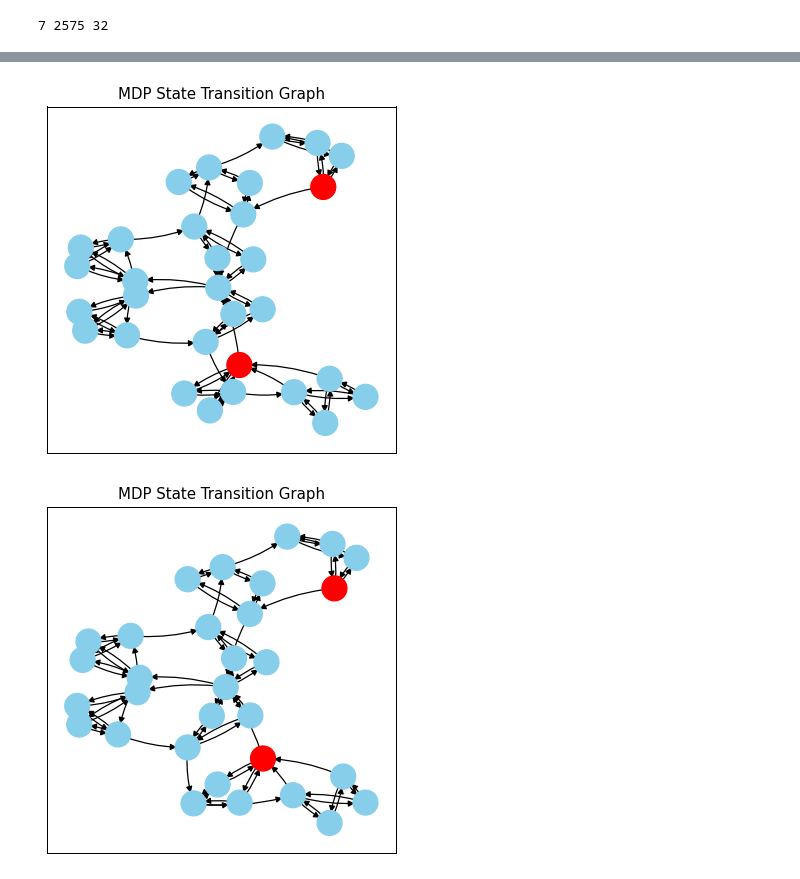
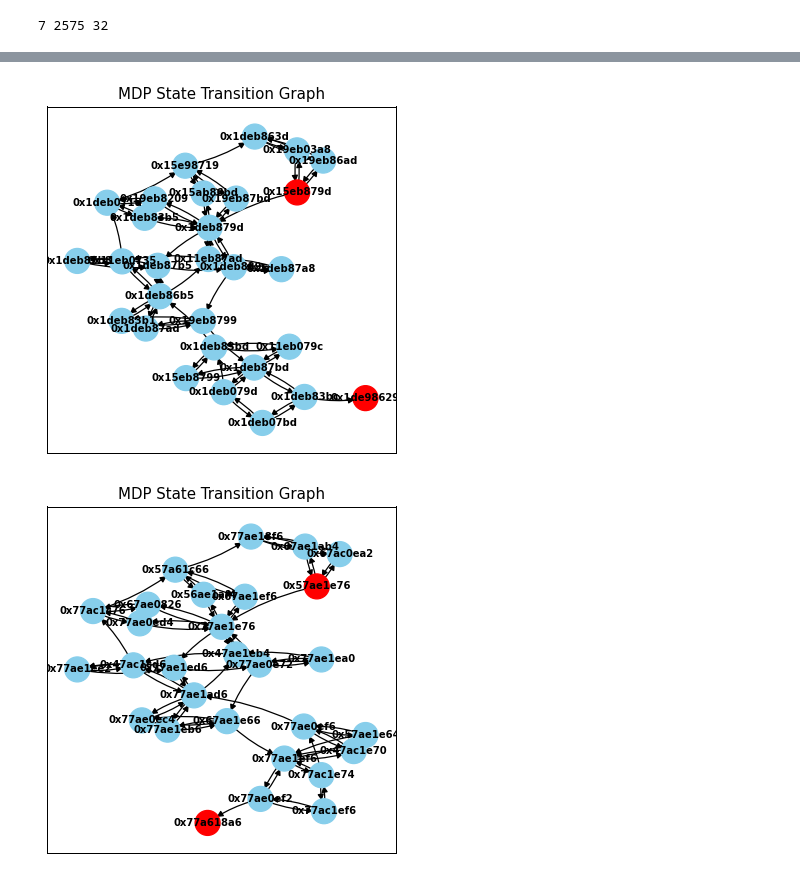
Before and after one commit to MBTMBTMBT/mini-grid-curriculum, a Jupyter notebook: mdp_learner.ipynb, the cells around one changed output, grey strips where cells are left out. Drawn from its saved outputs; the diff is of its cells as text; code cells hidden in the pictures.

```diff
--- a/mdp_learner.ipynb
+++ b/mdp_learner.ipynb
@@ -76,7 +76,7 @@ LR = 1e-4
 
 model = Binary2BinaryFeatureNet(NUM_ACTIONS, OBS_SPACE, n_latent_dims=LATENT_DIMS, lr=LR, weights=WEIGHTS, device=device,)
 
-model.load(r'experiments/learn_feature_corridor_32/model_epoch_19000.pth')
+model.load(r'experiments/learn_feature_corridor_32_new_loss/model_epoch_19000.pth')
 
 encoder = model.encoder.to(device)
 # %% [output]
@@ -154,16 +154,16 @@ optimal_graph = OptimalPolicyGraph()
 optimal_graph.load_graph(learner.mdp_graph)
 optimal_graph.uniform_prior_policy()
 optimal_graph.visualize(highlight_states=[learner.encoded_start_state, *learner.encoded_done_states],
-                        use_grid_layout=False, display_state_name=False)
+                        use_grid_layout=False, display_state_name=True)
 # %% [output]
-[figure, old version]
+[figure, new version]
 # %%
 learner = EncodingMDPLearner(env, encoder, device, keep_dims=32)
 learner.learn()
 optimal_graph = OptimalPolicyGraph()
 optimal_graph.load_graph(learner.mdp_graph)
 optimal_graph.uniform_prior_policy()
 optimal_graph.visualize(highlight_states=[learner.encoded_start_state, *learner.encoded_done_states],
-                        use_grid_layout=False, display_state_name=False)
+                        use_grid_layout=False, display_state_name=True)
 # %% [output]
-[figure, old version]
+[figure, new version]
```
Also changed, not shown: parts of 9 cells of this notebook, 2 other files.
